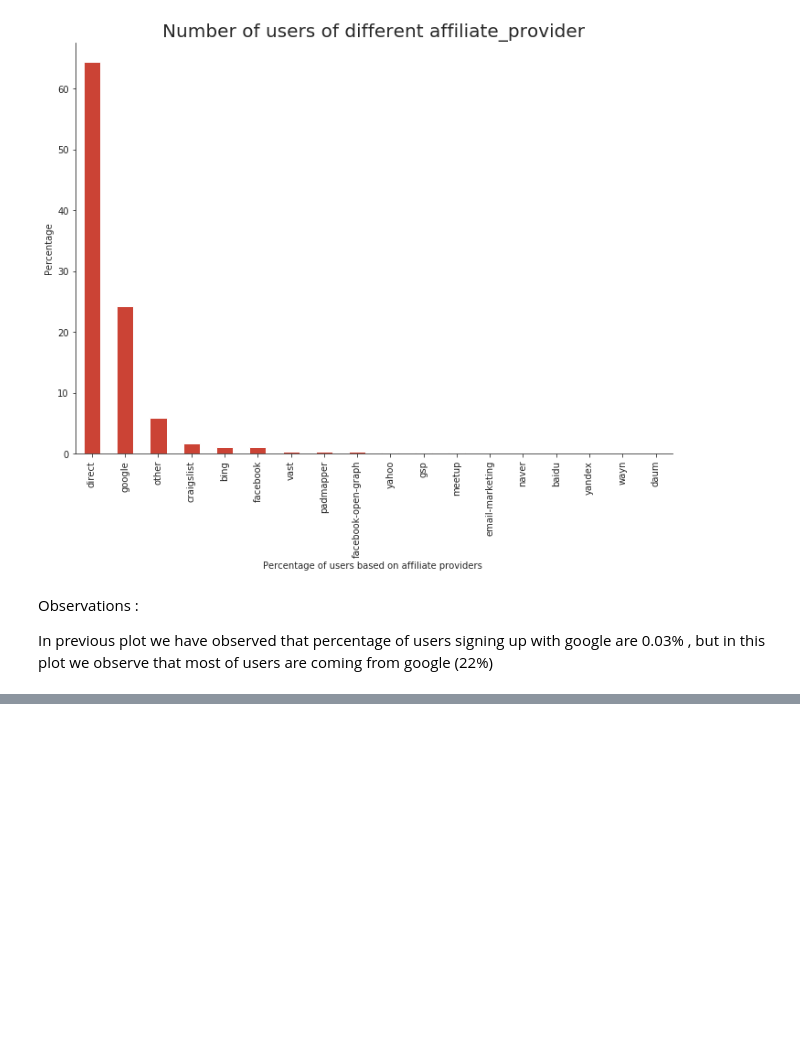
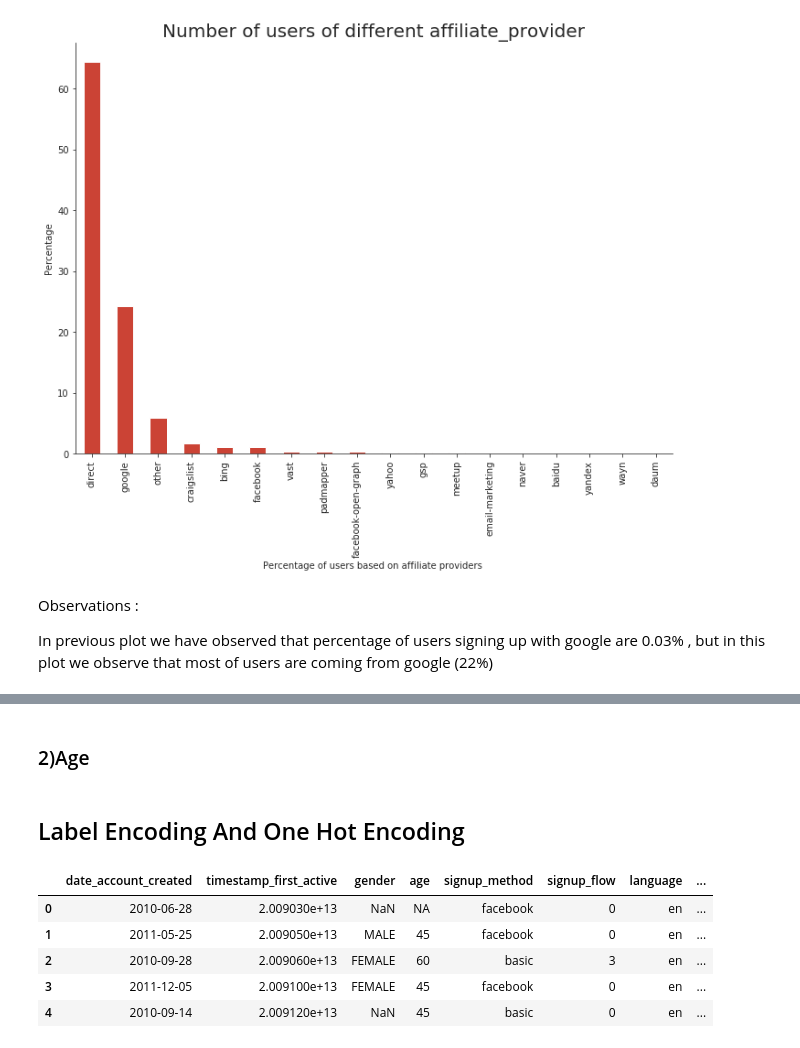
Before and after one commit to fwang312/Airbnb-User-Booking, a Jupyter notebook: New_User_Booking.ipynb, the cells around one changed output, grey strips where cells are left out. Saved outputs shown, nothing was run; the diff lists cells and outputs as text; code cells hidden in the pictures; blank space fills up the shorter version.

```diff
--- a/New_User_Booking.ipynb
+++ b/New_User_Booking.ipynb
@@ -311,0 +357,3 @@ In previous plot we have observed that percentage of users signing up with googl
+# %%
+# create features of weekday for dac, showing Monday to Sunday
+df['dac_wd'] = df['date_account_created'].dt.weekday
@@ -311,0 +371,43 @@ In previous plot we have observed that percentage of users signing up with googl
+# %% [markdown]
+### 2)Age
+# %%
+## Keeping ages in 14 < age < 106 as OK
+age = df['age']
+interval = 15
+
+def get_age(age):
+    # age is a float number
+    if age < 0:
+        return 'NA'
+    elif (age < interval):
+        return interval
+    elif (age <= interval * 2):
+        return interval*2
+    elif (age <= interval * 3):
+        return interval * 3
+    elif (age <= interval * 4):
+        return interval * 4
+    elif (age <= interval * 5):
+        return interval * 5
+    elif (age <= interval * 6):
+        return interval * 6
+    elif (age <= interval * 7):
+        return interval * 7
+    else:
+        return 'Unphysical'
+# %%
+df['age'] = np.array([get_age(x) for x in age])
+df_age = pd.get_dummies(df.age, prefix = 'age')
+# %%
+df = pd.concat((df, df_age), axis = 1)
+# %% [markdown]
+## Label Encoding And One Hot Encoding
+# %%
+df.head()
+# %% [output]
+|  | date_account_created | timestamp_first_active | gender | age | signup_method | signup_flow | language | ... |
+| 0 | 2010-06-28 | 2.009030e+13 | NaN | NA | facebook | 0 | en | ... |
+| 1 | 2011-05-25 | 2.009050e+13 | MALE | 45 | facebook | 0 | en | ... |
+| 2 | 2010-09-28 | 2.009060e+13 | FEMALE | 60 | basic | 3 | en | ... |
+| 3 | 2011-12-05 | 2.009100e+13 | FEMALE | 45 | facebook | 0 | en | ... |
+| 4 | 2010-09-14 | 2.009120e+13 | NaN | 45 | basic | 0 | en | ... |
```
Also changed, not shown: parts of 31 cells of this notebook.
